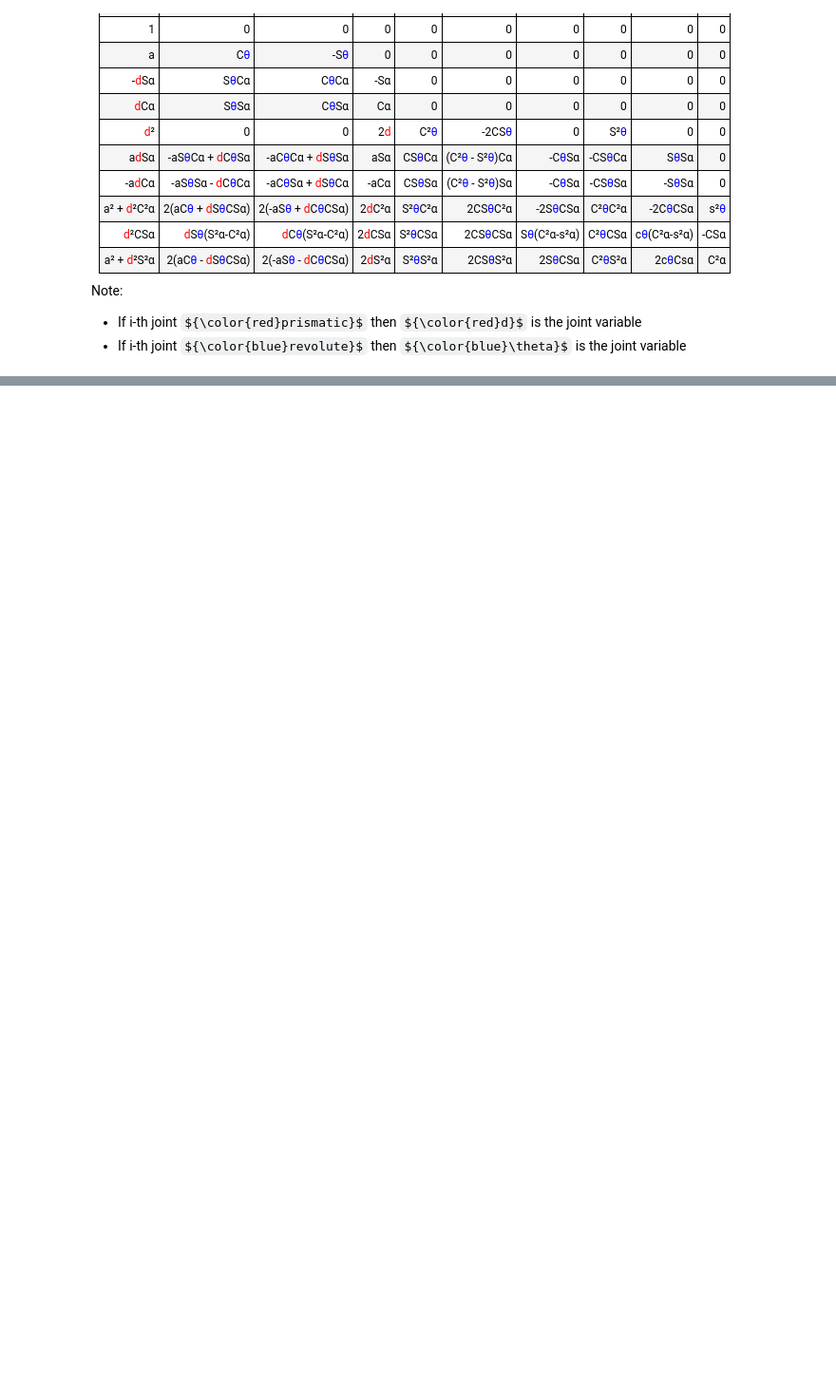
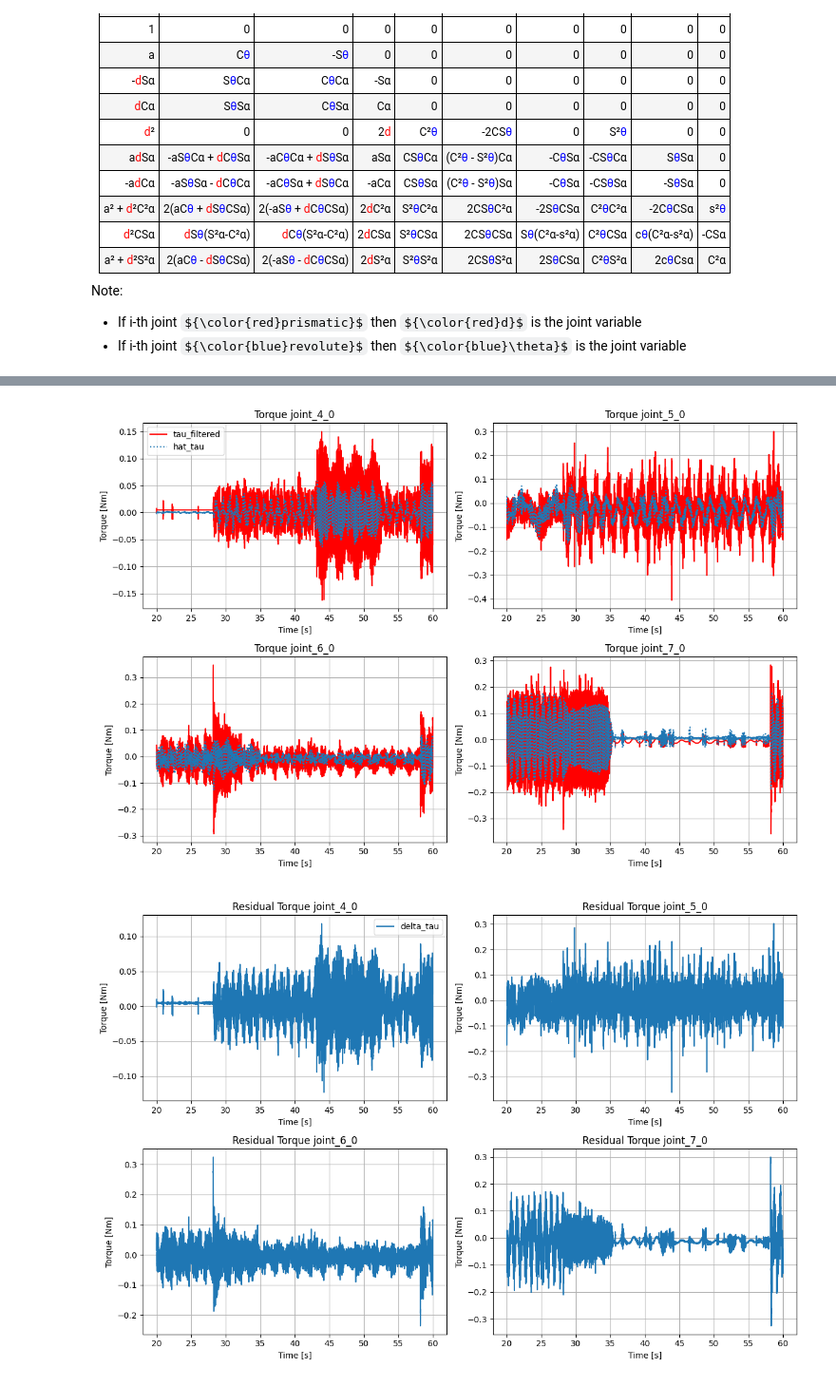
Before and after one commit to LeonardoMarcello/allegro_hand_ros2, a Jupyter notebook: Python/Base Inertial Parameters.ipynb, the cells around one changed output, grey strips where cells are left out. Shown at 95% size. Saved outputs shown, nothing was run; the diff lists cells and outputs as text; code cells hidden in the pictures; some formulas as TeX source; blank space fills up the shorter version.

```diff
--- a/Python/Base Inertial Parameters.ipynb
+++ b/Python/Base Inertial Parameters.ipynb
@@ -541,10 +609,17 @@ def update(**kwargs):
 
     with out:
         out.clear_output(wait=True)
-        print("Tau Error: " + np.array2string((Y@pi - Y_hat @ pi_reduced).transpose(),
-                      precision=3,      # number of decimals
-                      floatmode='fixed',
-                      suppress_small=True))
+        error = (Y @ pi - Y_hat @ pi_reduced).transpose()
+        if np.linalg.norm(error) > 1e-10:
+            print("\033[91m" + "Tau Error: " + np.array2string(  error,
+                                                precision=3,
+                                                floatmode='fixed',
+                                                suppress_small=True) + "\033[0m")
+        else:
+            print("Tau Error: " + np.array2string(  error,
+                                                precision=3,      # number of decimals
+                                                floatmode='fixed',
+                                                suppress_small=True))
 
 # Combine sliders
 all_sliders = {f'q{i}': s for i, s in enumerate(q_sliders)}
@@ -575,0 +1025,3 @@ VBox(children=(HBox(children=(VBox(children=(FloatSlider(value=0.0, description=
+# %%
+# =========================================================================================================================== Start
+df = read_bag(BAG_PATH, topic_name='/allegroHand_0/joint_states', store=False)
@@ -575,0 +1283,58 @@ VBox(children=(HBox(children=(VBox(children=(FloatSlider(value=0.0, description=
+# %%
+delta_tau = []
+for i in range(len(t_log)):
+    #q =q_log[i,:]
+    #dq = qd_log[i,:]
+    #ddq = qdd_log[i,:]
+    q = q_kf_filt[i,:]
+    dq = qd_kf_filt[i,:]
+    ddq = qdd_kf_filt[i,:]
+
+    thunder_ahand.set_q(q)
+    thunder_ahand.set_dq(dq)
+    thunder_ahand.set_dqr(dq)
+    thunder_ahand.set_ddqr(ddq)
+    Y = thunder_ahand.get_Yr()
+    Y_hat = Y @ np.linalg.pinv(beta)
+    # add friction damping and static
+    Y_d = np.diag(dq.flatten())
+    Y_s = np.diag((2/(1+np.exp(-20*dq)) - 1).flatten())
+    Y = np.hstack([Y_hat, Y_d, Y_s])
+
+    tau_est = np.array(Y @ hat_Pi).flatten()
+    delta_tau.append(tau_log[i,:] - tau_est)
+delta_tau = np.array(delta_tau)
+
+# =========================================================================================================================== Plot
+# --- 1. Plot joint trajectories ---
+plt.figure(figsize=(12,8))
+for i in range(4):
+    plt.subplot(2,2,i+1)
+    #plt.plot(t_log, tau_ori[:,i], label = 'tau')
+    plt.plot(t_log, tau_log[:,i], 'r', label = 'tau_filtered')
+    plt.plot(t_log, tau_log[:,i] - delta_tau[:,i], linestyle='dotted', label = 'hat_tau')
+    plt.xlabel('Time [s]')
+    plt.ylabel('Torque [Nm]')
+    plt.title(f'Torque {JOINT_NAMES[i]}')
+    plt.grid(True)
+    if i==0:
+        plt.legend()
+plt.tight_layout()
+plt.show(block=False)
+
+# --- 3. Plot delta torques ---
+plt.figure(figsize=(12,8))
+for i in range(4):
+    plt.subplot(2,2,i+1)
+    plt.plot(t_log, delta_tau[:,i], label = 'delta_tau')
+    plt.xlabel('Time [s]')
+    plt.ylabel('Torque [Nm]')
+    plt.title(f'Residual Torque {JOINT_NAMES[i]}')
+    plt.grid(True)
+    if i==0:
+        plt.legend()
+plt.tight_layout()
+plt.show(block=False)
+# %% [output]
+[figure, added]
+[figure, added]
```
Also changed, not shown: parts of 10 cells of this notebook, 8 other files.
